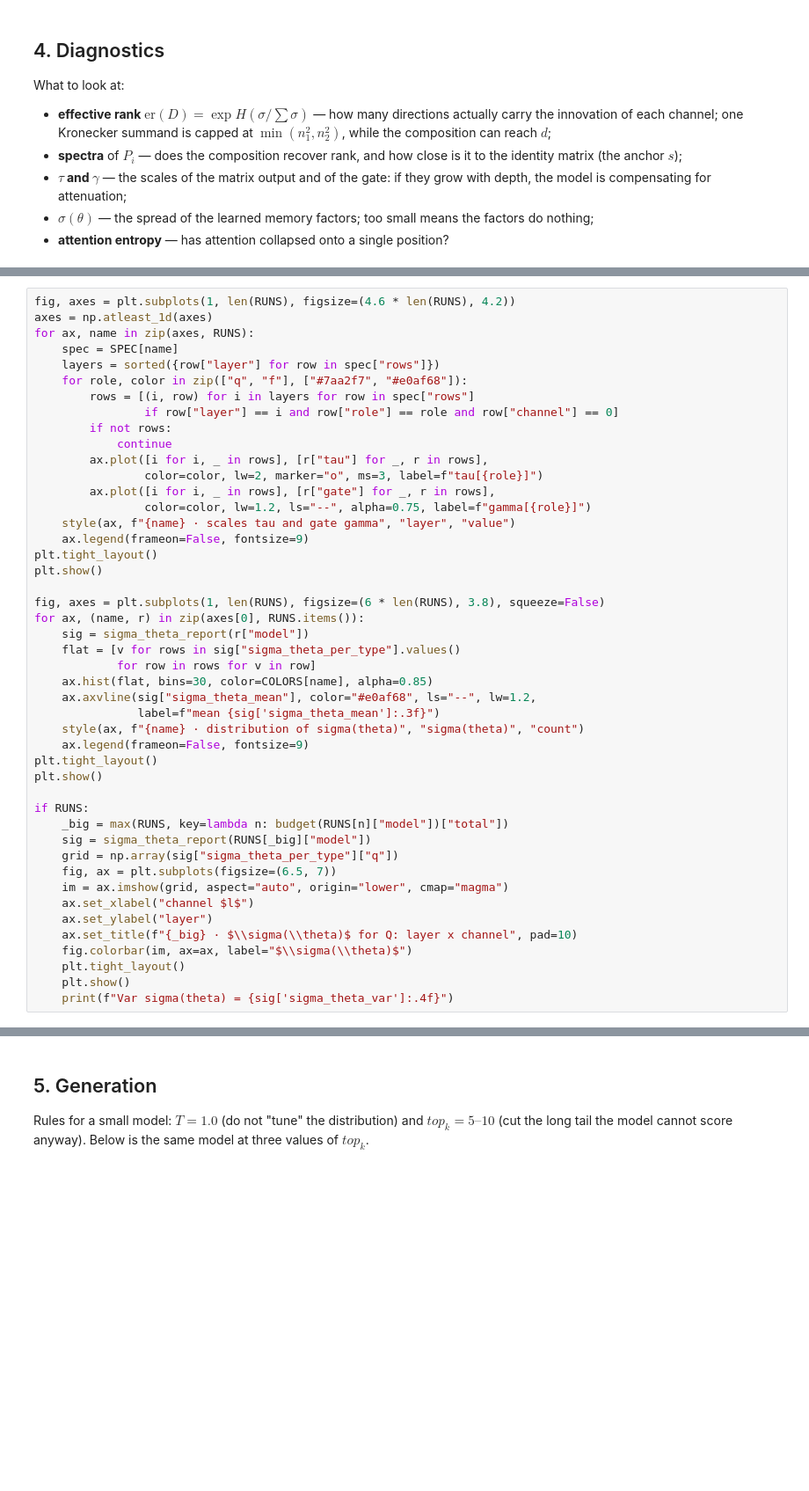
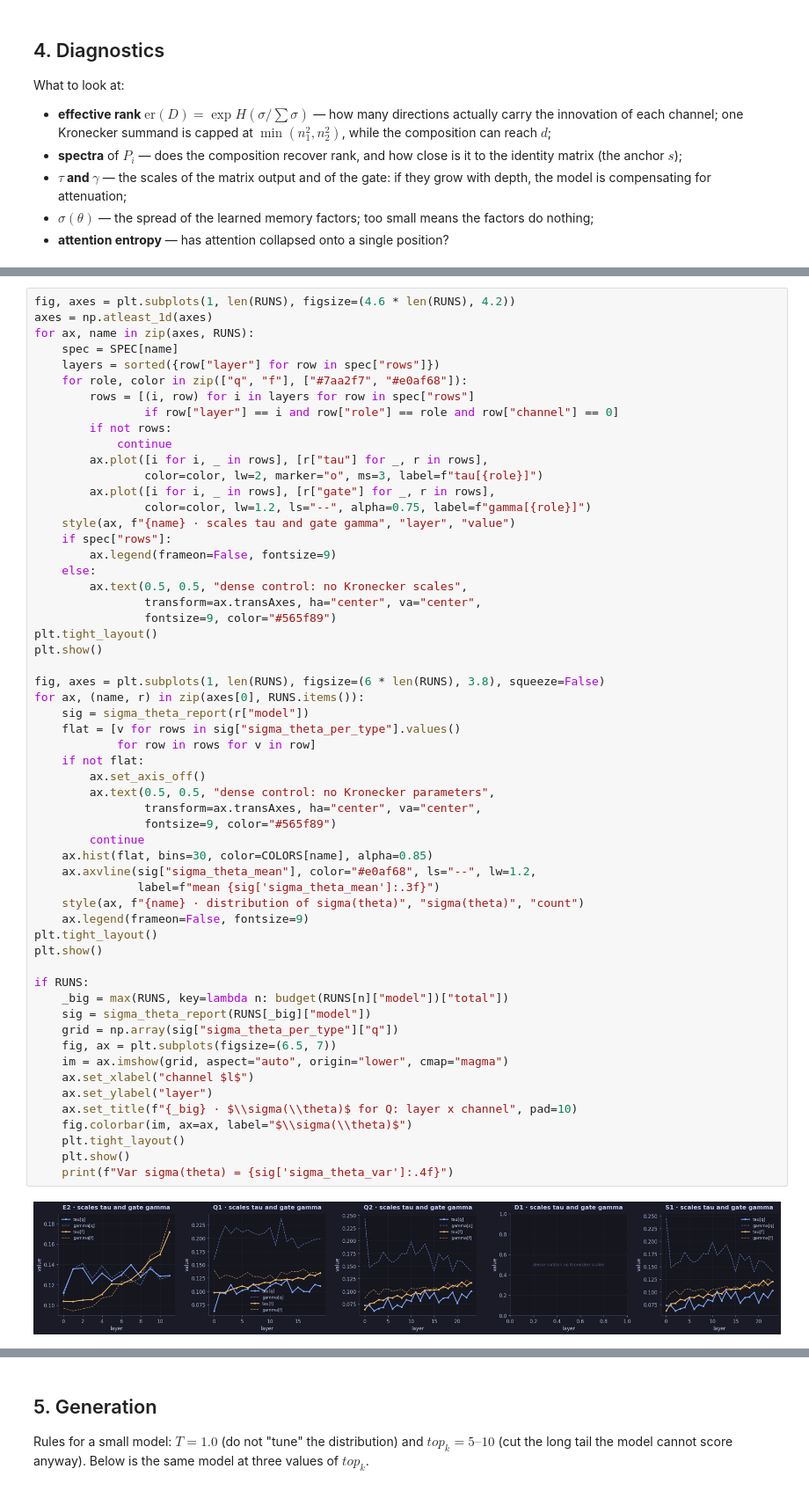
Before and after one commit to Icold21/kron-llm, a Jupyter notebook: notebooks/kronllm_tests.ipynb, the cells around one changed output, grey strips where cells are left out. Shown at 88% size. Saved outputs shown, nothing was run; the diff lists cells and outputs as text; blank space fills up the shorter version.

```diff
--- a/notebooks/kronllm_tests.ipynb
+++ b/notebooks/kronllm_tests.ipynb
@@ -448,33 +513,46 @@ for ax, name in zip(axes, RUNS):
         ax.plot([i for i, _ in rows], [r["gate"] for _, r in rows],
                 color=color, lw=1.2, ls="--", alpha=0.75, label=f"gamma[{role}]")
     style(ax, f"{name} · scales tau and gate gamma", "layer", "value")
-    ax.legend(frameon=False, fontsize=9)
+    if spec["rows"]:
+        ax.legend(frameon=False, fontsize=9)
+    else:
+        ax.text(0.5, 0.5, "dense control: no Kronecker scales",
+                transform=ax.transAxes, ha="center", va="center",
+                fontsize=9, color="#565f89")
 plt.tight_layout()
 plt.show()
 
 fig, axes = plt.subplots(1, len(RUNS), figsize=(6 * len(RUNS), 3.8), squeeze=False)
 for ax, (name, r) in zip(axes[0], RUNS.items()):
     sig = sigma_theta_report(r["model"])
     flat = [v for rows in sig["sigma_theta_per_type"].values()
             for row in rows for v in row]
+    if not flat:
+        ax.set_axis_off()
+        ax.text(0.5, 0.5, "dense control: no Kronecker parameters",
+                transform=ax.transAxes, ha="center", va="center",
+                fontsize=9, color="#565f89")
+        continue
     ax.hist(flat, bins=30, color=COLORS[name], alpha=0.85)
     ax.axvline(sig["sigma_theta_mean"], color="#e0af68", ls="--", lw=1.2,
                label=f"mean {sig['sigma_theta_mean']:.3f}")
     style(ax, f"{name} · distribution of sigma(theta)", "sigma(theta)", "count")
     ax.legend(frameon=False, fontsize=9)
 plt.tight_layout()
 plt.show()
 
 if RUNS:
     _big = max(RUNS, key=lambda n: budget(RUNS[n]["model"])["total"])
     sig = sigma_theta_report(RUNS[_big]["model"])
     grid = np.array(sig["sigma_theta_per_type"]["q"])
     fig, ax = plt.subplots(figsize=(6.5, 7))
     im = ax.imshow(grid, aspect="auto", origin="lower", cmap="magma")
     ax.set_xlabel("channel $l$")
     ax.set_ylabel("layer")
     ax.set_title(f"{_big} · $\\sigma(\\theta)$ for Q: layer x channel", pad=10)
     fig.colorbar(im, ax=ax, label="$\\sigma(\\theta)$")
     plt.tight_layout()
     plt.show()
     print(f"Var sigma(theta) = {sig['sigma_theta_var']:.4f}")
+# %% [output]
+[figure, added]
```
Also changed, not shown: parts of 20 cells of this notebook, 23 other files.
